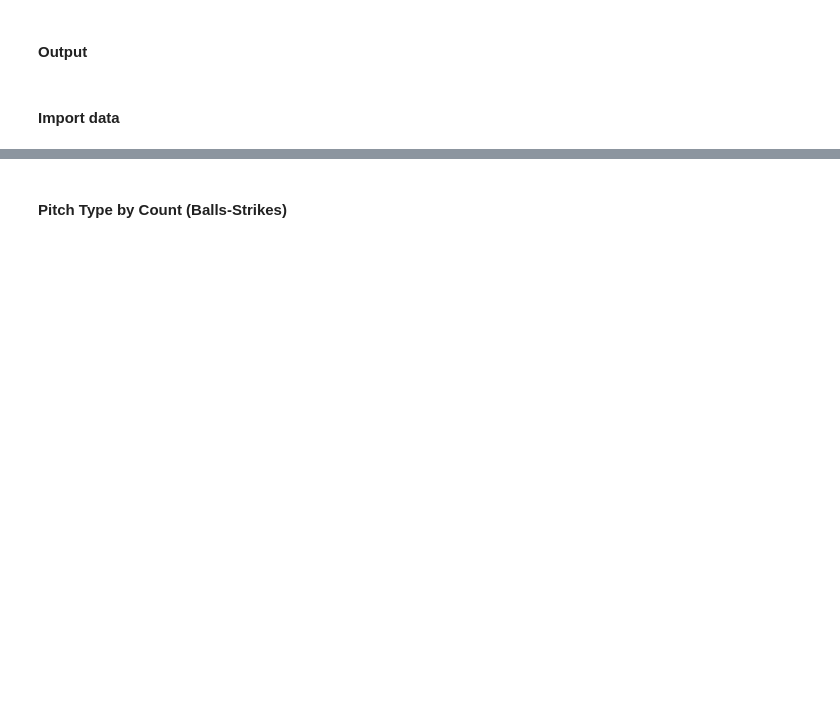
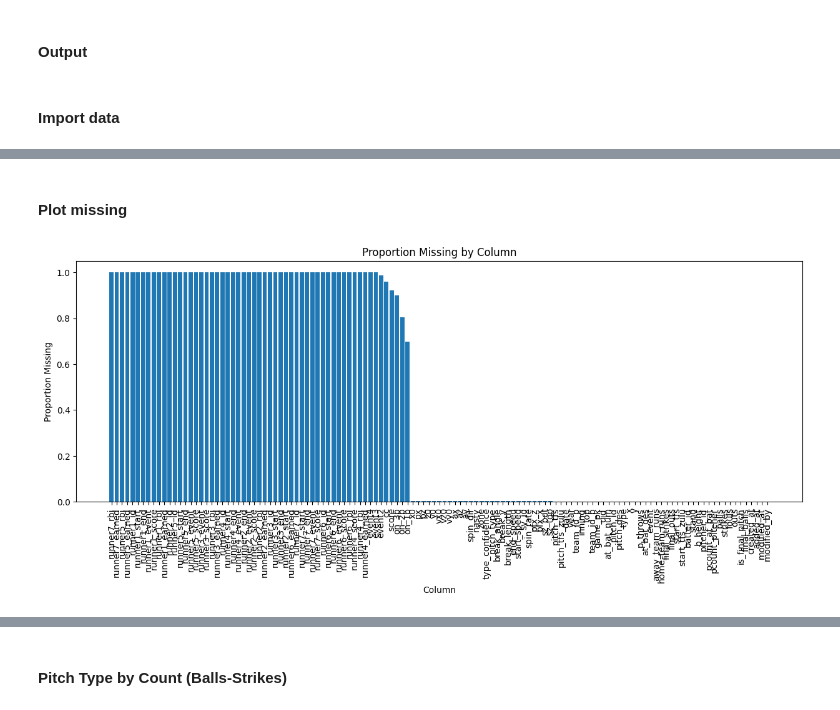
Before and after one commit to aaronengland/pitch_type_prediction_model, a Jupyter notebook: 01_eda/notebook.ipynb, the cells around one changed output, grey strips where cells are left out. Saved outputs shown, nothing was run; the diff lists cells and outputs as text; code cells hidden in the pictures; blank space fills up the shorter version.

```diff
--- a/01_eda/notebook.ipynb
+++ b/01_eda/notebook.ipynb
@@ -12,0 +42,11 @@ except:
+# %%
+def plot_propna(df_tmp):
+    x = df_tmp['col']
+    y = df_tmp['propna']
+    fig, ax = plt.subplots(figsize=(15,5))
+    ax.set_title('Proportion Missing by Column')
+    ax.set_xlabel('Column')
+    ax.set_ylabel('Proportion Missing')
+    ax.bar(x, y)
+    ax.tick_params(axis='x', rotation=90)
+    plt.show()
@@ -48,0 +363,6 @@ df.describe()
+# %% [markdown]
+#### Plot missing
+# %%
+plot_propna(df_tmp=df_tmp)
+# %% [output]
+[figure, added]
```
Also changed, not shown: parts of 67 cells of this notebook.
